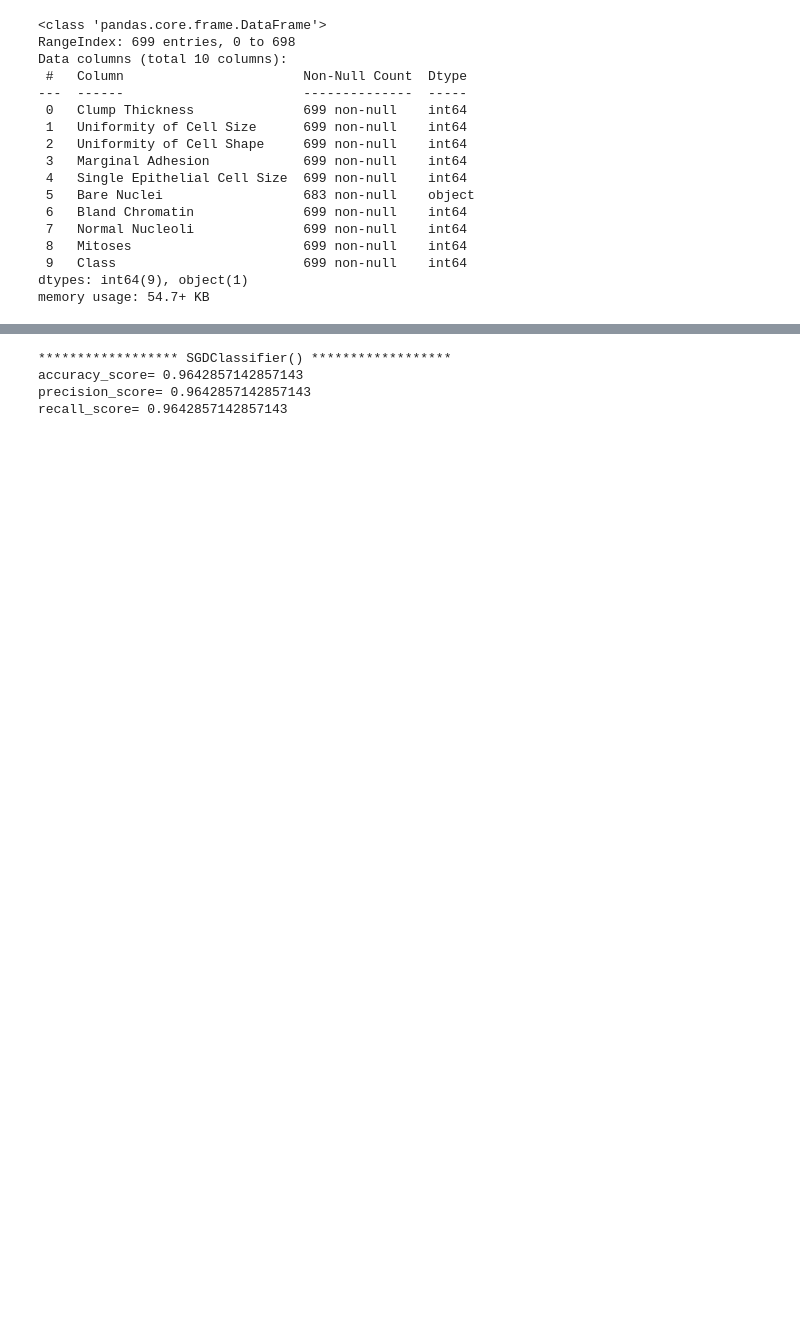
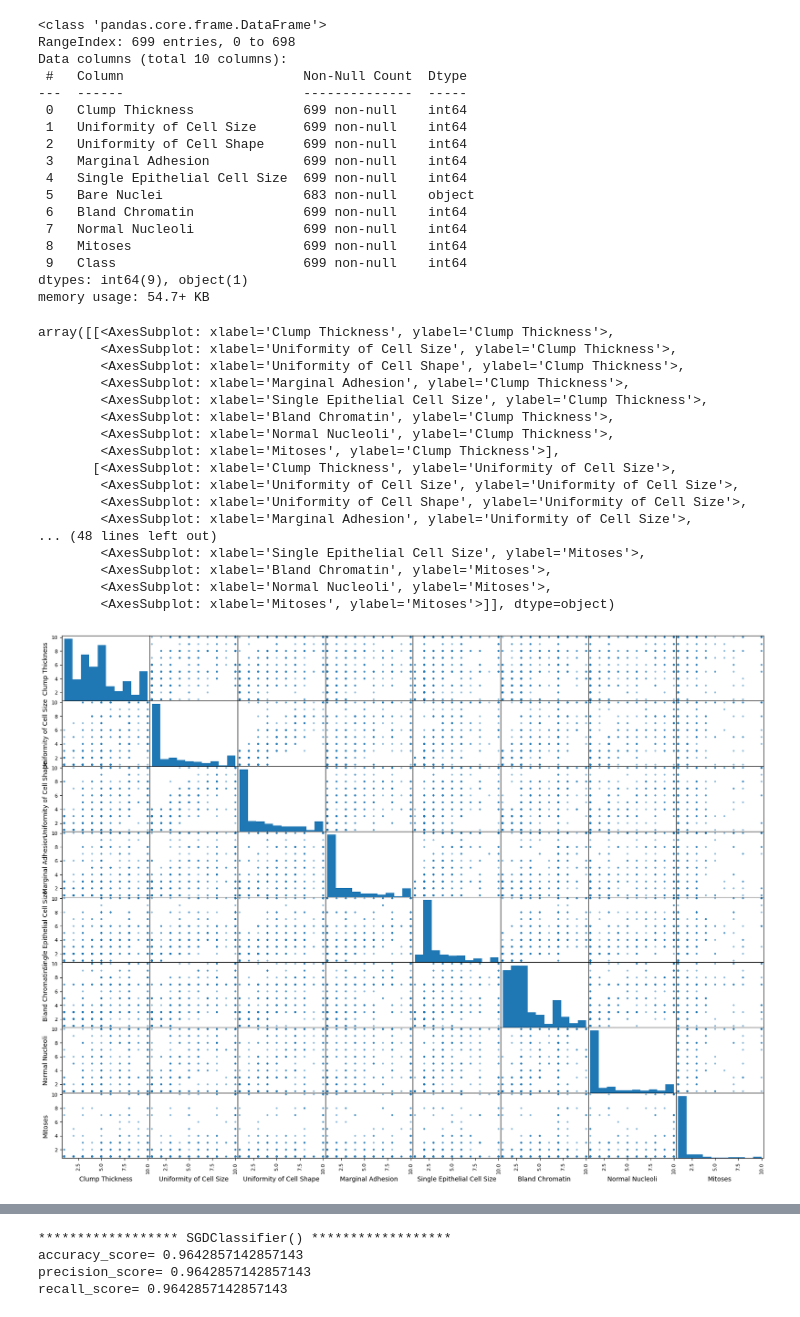
Before and after one commit to roypiyush/python_project, a Jupyter notebook: ml/cancer/cancer_detect.ipynb, the cells around one changed output, grey strips where cells are left out. Saved outputs shown, nothing was run; the diff lists cells and outputs as text; code cells hidden in the pictures; blank space fills up the shorter version.

```diff
--- a/ml/cancer/cancer_detect.ipynb
+++ b/ml/cancer/cancer_detect.ipynb
@@ -114,6 +116,27 @@ Data columns (total 10 columns):
  9   Class                        699 non-null    int64
 dtypes: int64(9), object(1)
 memory usage: 54.7+ KB
+# %%
+pd.plotting.scatter_matrix(df.drop('Class', axis=1), figsize=(20, 15))
+# %% [output]
+array([[<AxesSubplot: xlabel='Clump Thickness', ylabel='Clump Thickness'>,
+        <AxesSubplot: xlabel='Uniformity of Cell Size', ylabel='Clump Thickness'>,
+        <AxesSubplot: xlabel='Uniformity of Cell Shape', ylabel='Clump Thickness'>,
+        <AxesSubplot: xlabel='Marginal Adhesion', ylabel='Clump Thickness'>,
+        <AxesSubplot: xlabel='Single Epithelial Cell Size', ylabel='Clump Thickness'>,
+        <AxesSubplot: xlabel='Bland Chromatin', ylabel='Clump Thickness'>,
+        <AxesSubplot: xlabel='Normal Nucleoli', ylabel='Clump Thickness'>,
+        <AxesSubplot: xlabel='Mitoses', ylabel='Clump Thickness'>],
+       [<AxesSubplot: xlabel='Clump Thickness', ylabel='Uniformity of Cell Size'>,
+        <AxesSubplot: xlabel='Uniformity of Cell Size', ylabel='Uniformity of Cell Size'>,
+        <AxesSubplot: xlabel='Uniformity of Cell Shape', ylabel='Uniformity of Cell Size'>,
+        <AxesSubplot: xlabel='Marginal Adhesion', ylabel='Uniformity of Cell Size'>,
+... (48 lines left out)
+        <AxesSubplot: xlabel='Single Epithelial Cell Size', ylabel='Mitoses'>,
+        <AxesSubplot: xlabel='Bland Chromatin', ylabel='Mitoses'>,
+        <AxesSubplot: xlabel='Normal Nucleoli', ylabel='Mitoses'>,
+        <AxesSubplot: xlabel='Mitoses', ylabel='Mitoses'>]], dtype=object)
+[figure, added]
 # %%
 from sklearn.model_selection import StratifiedShuffleSplit
 
```
Also changed, not shown: parts of 24 cells of this notebook, 6 other files.
